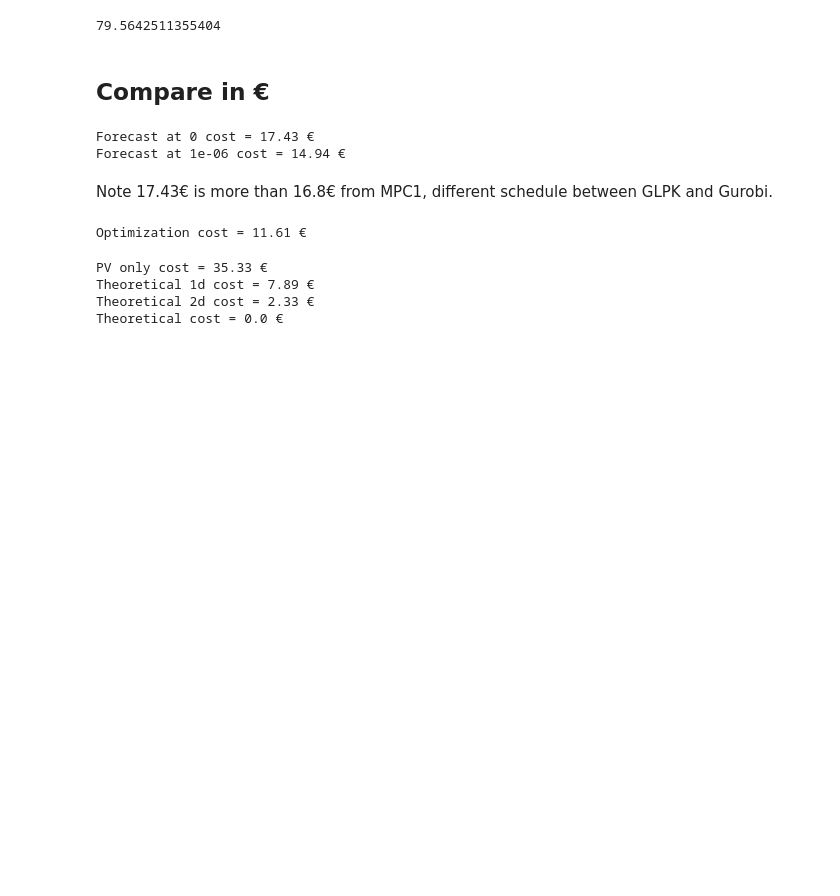
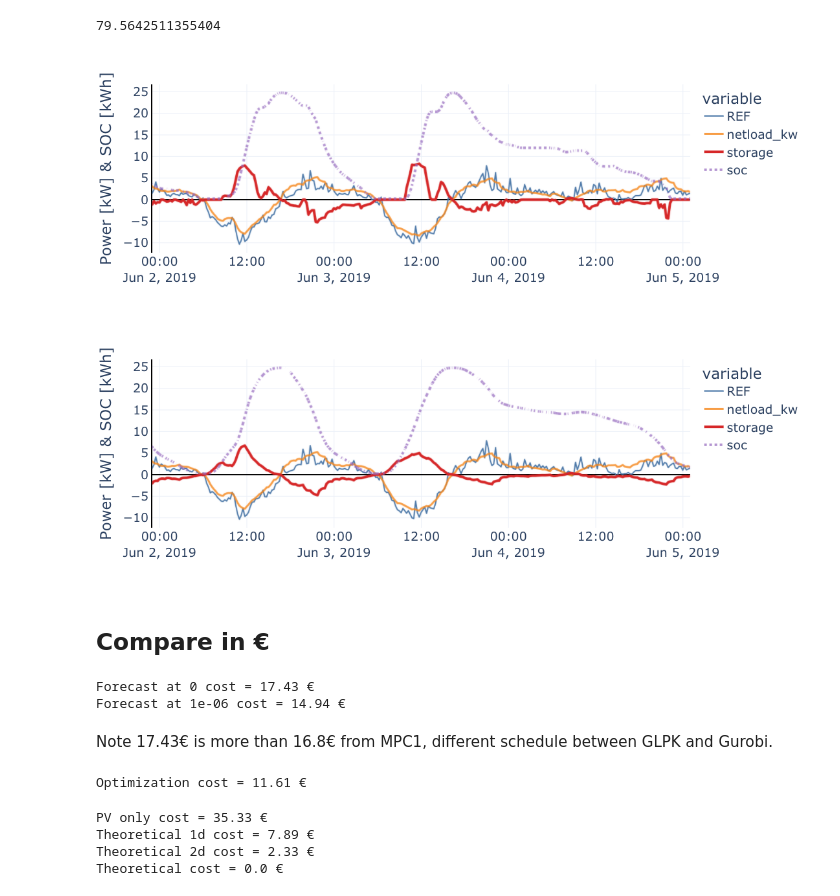
Before and after one commit to Jonathan56/supplementary_thesis, a Jupyter notebook: 4_chapter/MPC_2 quadratic.ipynb, the cells around one changed output. Cells and saved outputs as stored; diff of their text form; code cells hidden in the pictures; blank space fills up the shorter version.

```diff
--- a/4_chapter/MPC_2 quadratic.ipynb
+++ b/4_chapter/MPC_2 quadratic.ipynb
@@ -876,35 +878,38 @@ for aging_cost in aging_costs:
         tmp.append(house_forecast_list[freq][i].loc[tmp_start:tmp_start + freq_delta, :].copy())
     graph = pd.concat(tmp, axis=0)
     graph = graph.loc[:end_complete_pred, :]
     graph = graph.loc[datetime(2019, 6, 1, 23, 0, 0):datetime(2019, 6, 5, 1, 0, 0), :]
 
     graph["netload_kw"] = graph.loc[:end_complete_pred, sub_house_ids].sum(axis=1)
     graph.drop(sub_house_ids, axis=1, inplace=True)
 
     graph["REF"] = individuals.loc[graph.index[0]:graph.index[-1], sub_house_ids].sum(axis=1)
 
     graph["storage"] = schedules_concat[aging_cost].sum(axis=1)
     graph["soc"] = energy_concat[aging_cost].sum(axis=1)
 
     fig = px.line(graph, y=["REF", "netload_kw", "storage", "soc"])
     fig.data[1].update(line_width=3, opacity=0.8)
     fig.data[2].update(line_width=4,
                        line_color="rgba(214, 39, 40, 1.0)")
     fig.data[3].update(line_width=4,
                        line_dash="dot", line_color="rgba(148, 103, 189, 0.7)")
     fig.update_layout(
         layout,
         height=400,
         width=1100,
         showlegend=True,
         xaxis_title="",
         yaxis_title="Power [kW] & SOC [kWh]",
         yaxis_dtick=5,
         yaxis_showline=True, yaxis_linewidth=2, yaxis_linecolor='black',
         xaxis_showline=False, xaxis_linewidth=2, xaxis_linecolor='black',
         xaxis_tickangle=0)
-    fig.show()
-    fig.write_image(f"results/new_objective_function.svg")
+    fig.show(renderer="png")
+    #fig.write_image(f"results/new_objective_function.svg")
+# %% [output]
+[figure, added]
+[figure, added]
 # %% [markdown]
 ## Compare in €
 # %%
```
Also changed, not shown: parts of 4 cells of this notebook, 4 other files.
